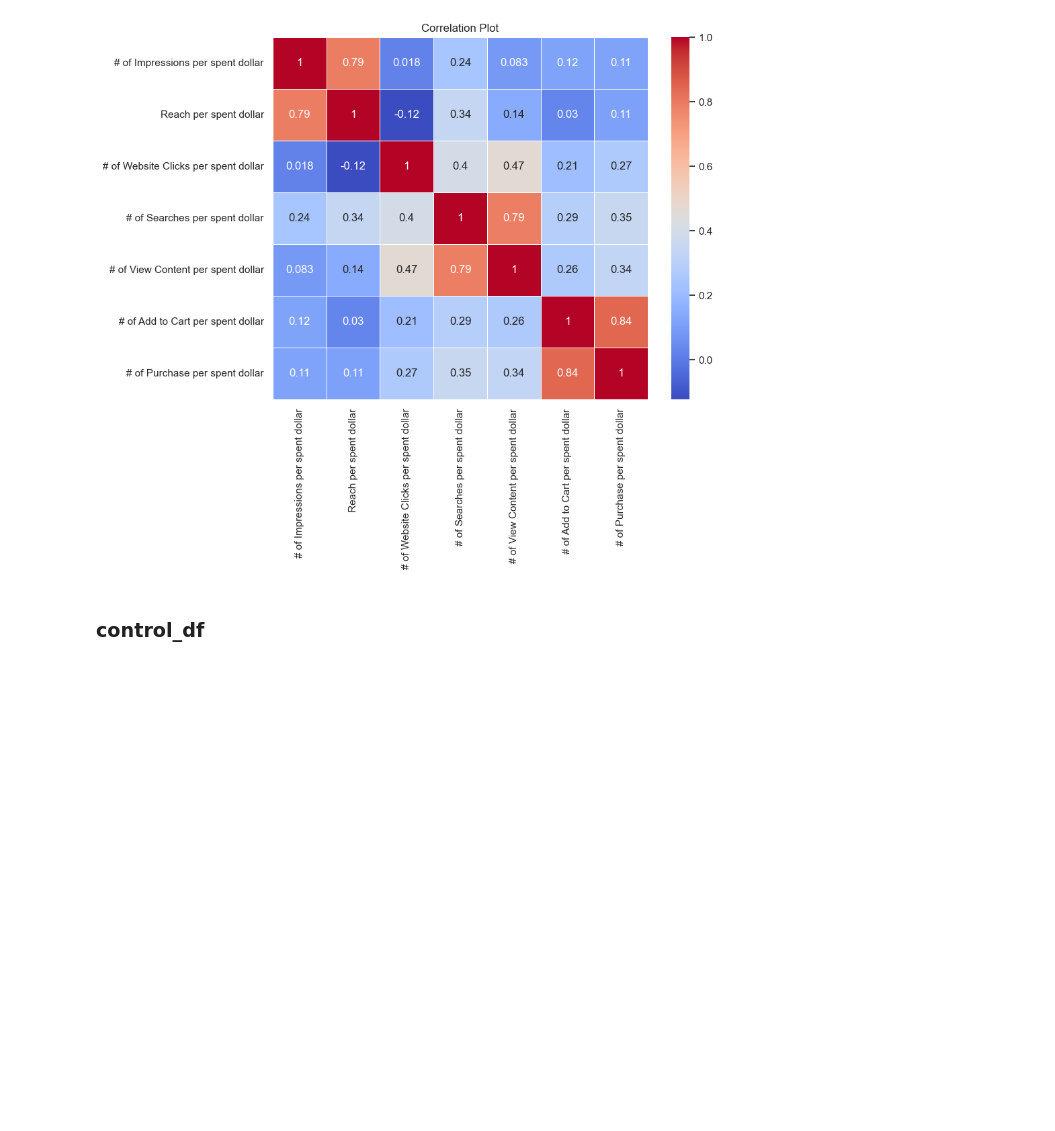
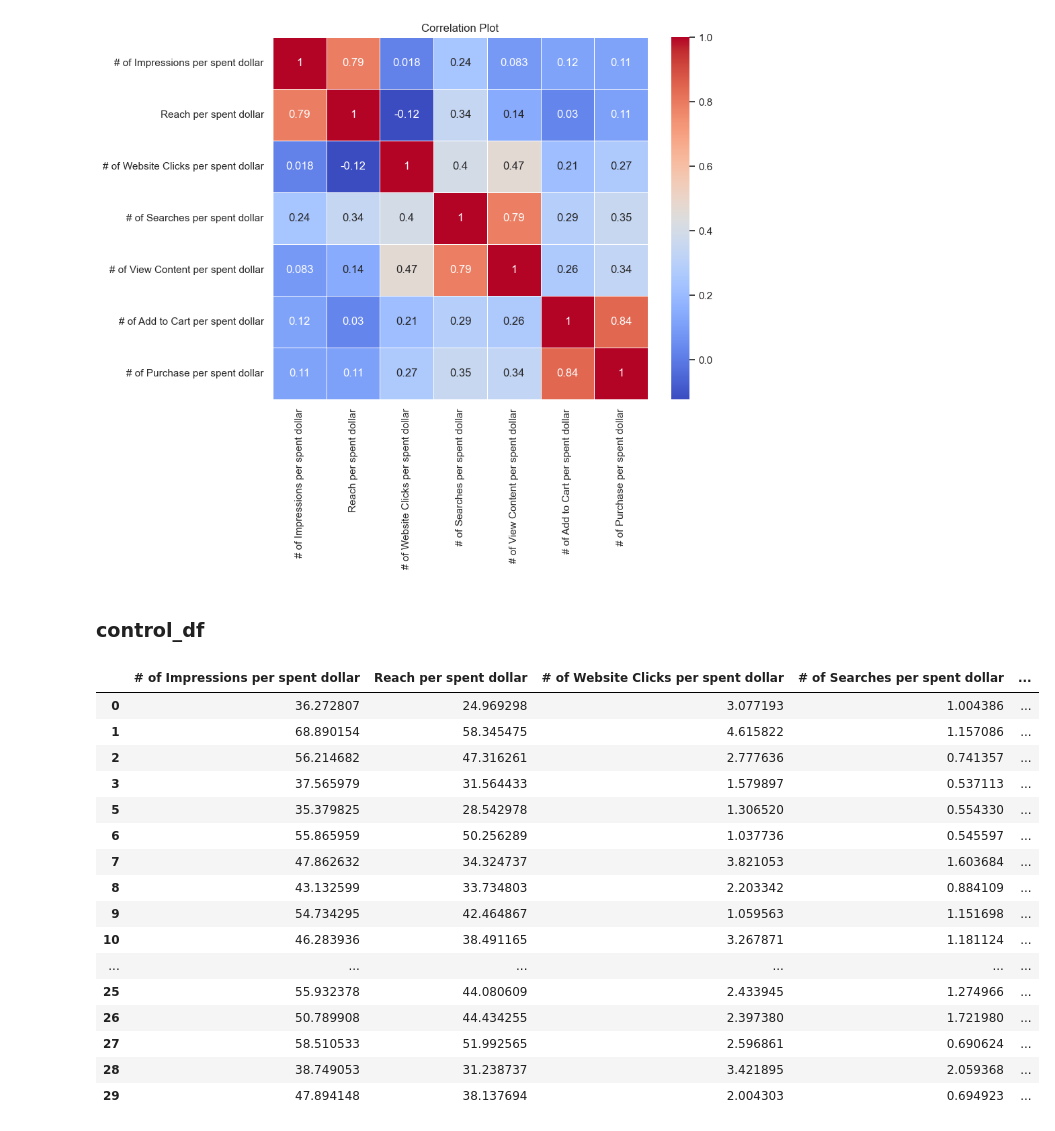
Before and after one commit to maxlyara1/ab-test-hackathon, a Jupyter notebook: ab.ipynb, the cells around one changed output. Cells and saved outputs as stored; diff of their text form; code cells hidden in the pictures; blank space fills up the shorter version.

```diff
--- a/ab.ipynb
+++ b/ab.ipynb
@@ -270,3 +328,26 @@ draw_corr_matr(agg_test_df)
 [figure]
 # %% [markdown]
 ### control_df
+# %%
+agg_control_df = make_agg_df(control_df)
+
+cut_agg_control_df = agg_control_df.iloc[:,10:].copy()
+cut_agg_control_df
+# %% [output]
+|  | # of Impressions per spent dollar | Reach per spent dollar | # of Website Clicks per spent dollar | # of Searches per spent dollar | ... |
+| 0 | 36.272807 | 24.969298 | 3.077193 | 1.004386 | ... |
+| 1 | 68.890154 | 58.345475 | 4.615822 | 1.157086 | ... |
+| 2 | 56.214682 | 47.316261 | 2.777636 | 0.741357 | ... |
+| 3 | 37.565979 | 31.564433 | 1.579897 | 0.537113 | ... |
+| 5 | 35.379825 | 28.542978 | 1.306520 | 0.554330 | ... |
+| 6 | 55.865959 | 50.256289 | 1.037736 | 0.545597 | ... |
+| 7 | 47.862632 | 34.324737 | 3.821053 | 1.603684 | ... |
+| 8 | 43.132599 | 33.734803 | 2.203342 | 0.884109 | ... |
+| 9 | 54.734295 | 42.464867 | 1.059563 | 1.151698 | ... |
+| 10 | 46.283936 | 38.491165 | 3.267871 | 1.181124 | ... |
+| ... | ... | ... | ... | ... | ... |
+| 25 | 55.932378 | 44.080609 | 2.433945 | 1.274966 | ... |
+| 26 | 50.789908 | 44.434255 | 2.397380 | 1.721980 | ... |
+| 27 | 58.510533 | 51.992565 | 2.596861 | 0.690624 | ... |
+| 28 | 38.749053 | 31.238737 | 3.421895 | 2.059368 | ... |
+| 29 | 47.894148 | 38.137694 | 2.004303 | 0.694923 | ... |
```
Also changed, not shown: parts of 15 cells of this notebook, 1 other file.
